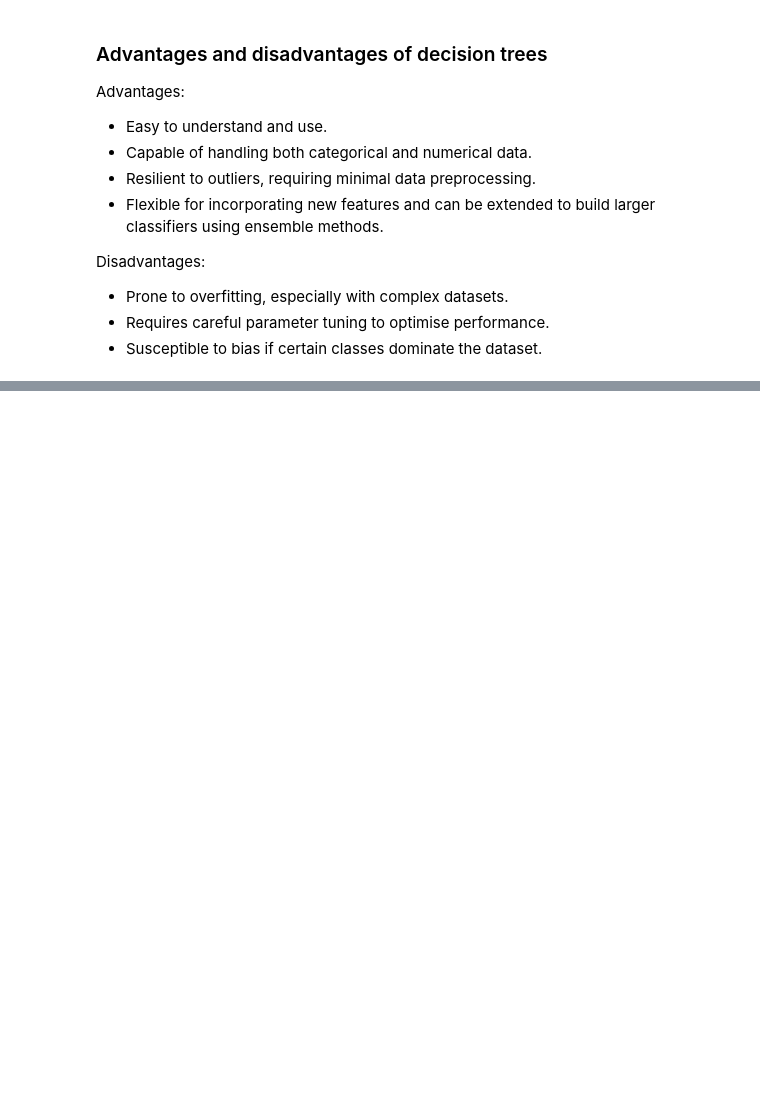
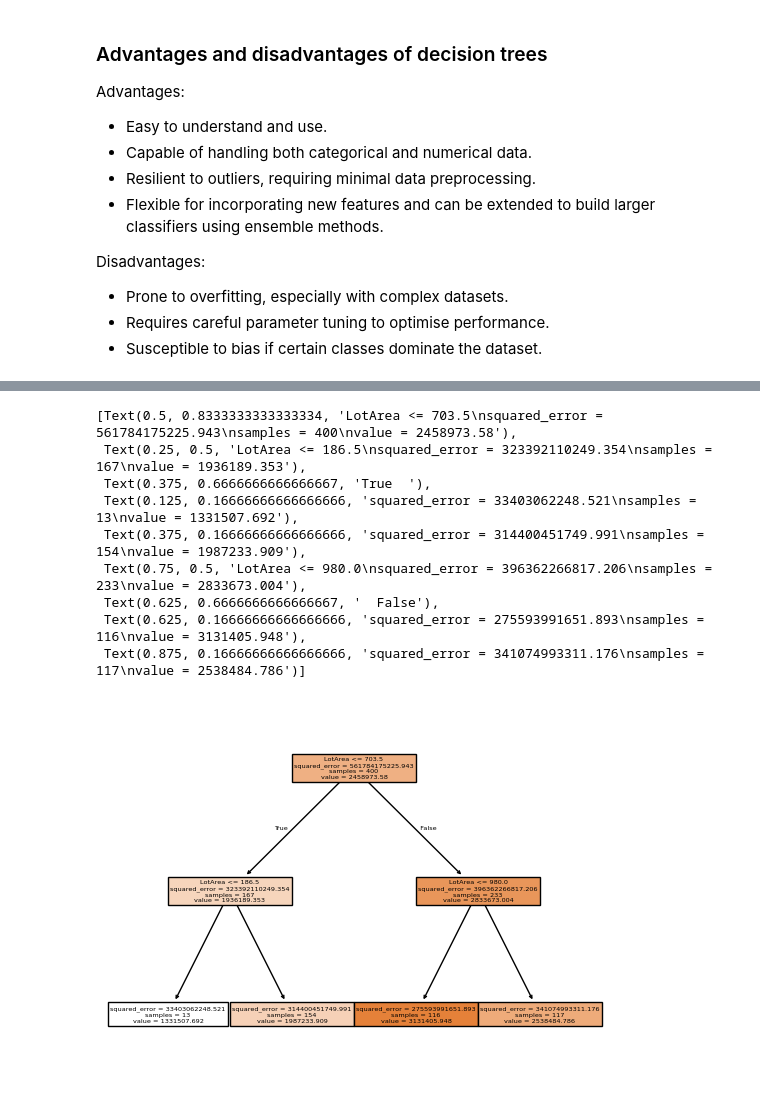
Before and after one commit to mut-rogers/Machine-Learning, a Jupyter notebook: Decision Trees/Decision_trees_with_sklearn_example.ipynb, the cells around one changed output, grey strips where cells are left out. Cells and saved outputs as stored; diff of their text form; code cells hidden in the pictures; blank space fills up the shorter version.

```diff
--- a/Decision Trees/Decision_trees_with_sklearn_example.ipynb
+++ b/Decision Trees/Decision_trees_with_sklearn_example.ipynb
@@ -224,3 +283,16 @@ Disadvantages:
+# %%
+plot_tree(decision_tree=decision_tree_model, feature_names=["LotArea"], filled=True)
+# %% [output]
+[Text(0.5, 0.8333333333333334, 'LotArea <= 703.5\nsquared_error = 561784175225.943\nsamples = 400\nvalue = 2458973.58'),
+ Text(0.25, 0.5, 'LotArea <= 186.5\nsquared_error = 323392110249.354\nsamples = 167\nvalue = 1936189.353'),
+ Text(0.375, 0.6666666666666667, 'True  '),
+ Text(0.125, 0.16666666666666666, 'squared_error = 33403062248.521\nsamples = 13\nvalue = 1331507.692'),
+ Text(0.375, 0.16666666666666666, 'squared_error = 314400451749.991\nsamples = 154\nvalue = 1987233.909'),
+ Text(0.75, 0.5, 'LotArea <= 980.0\nsquared_error = 396362266817.206\nsamples = 233\nvalue = 2833673.004'),
+ Text(0.625, 0.6666666666666667, '  False'),
+ Text(0.625, 0.16666666666666666, 'squared_error = 275593991651.893\nsamples = 116\nvalue = 3131405.948'),
+ Text(0.875, 0.16666666666666666, 'squared_error = 341074993311.176\nsamples = 117\nvalue = 2538484.786')]
+[figure, added]
 # %% [markdown]
 #
 
```
Also changed, not shown: parts of 8 cells of this notebook, 4 other files.
